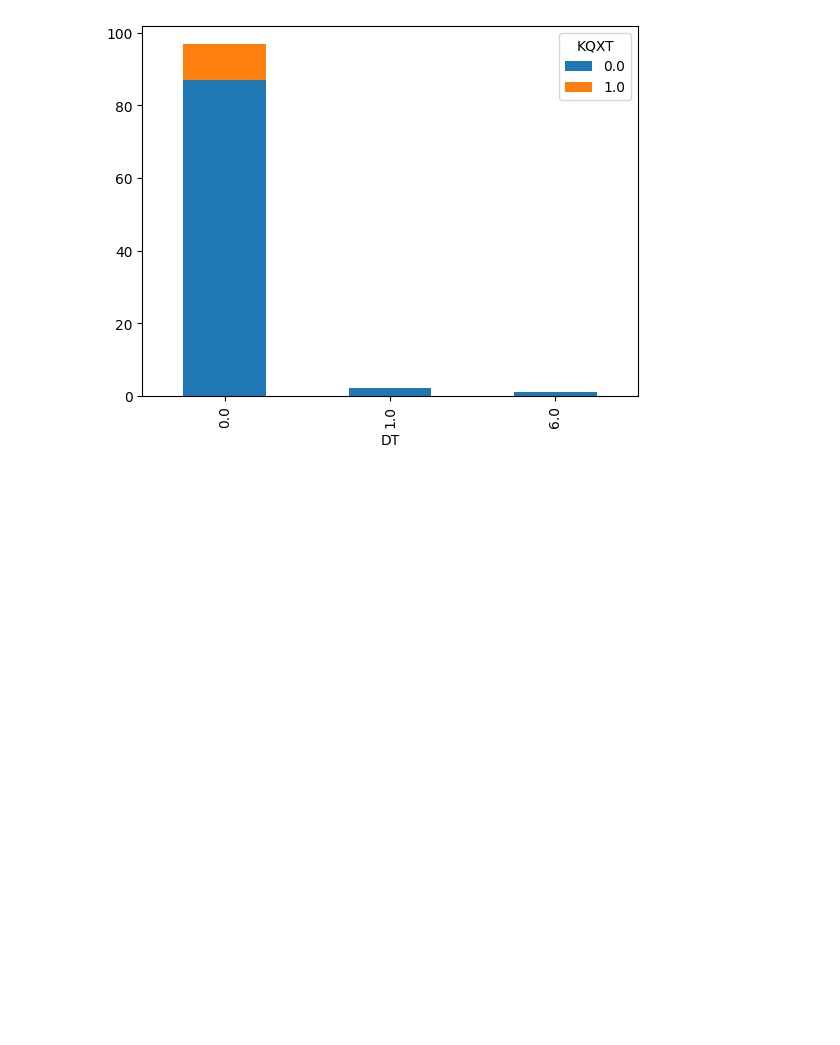
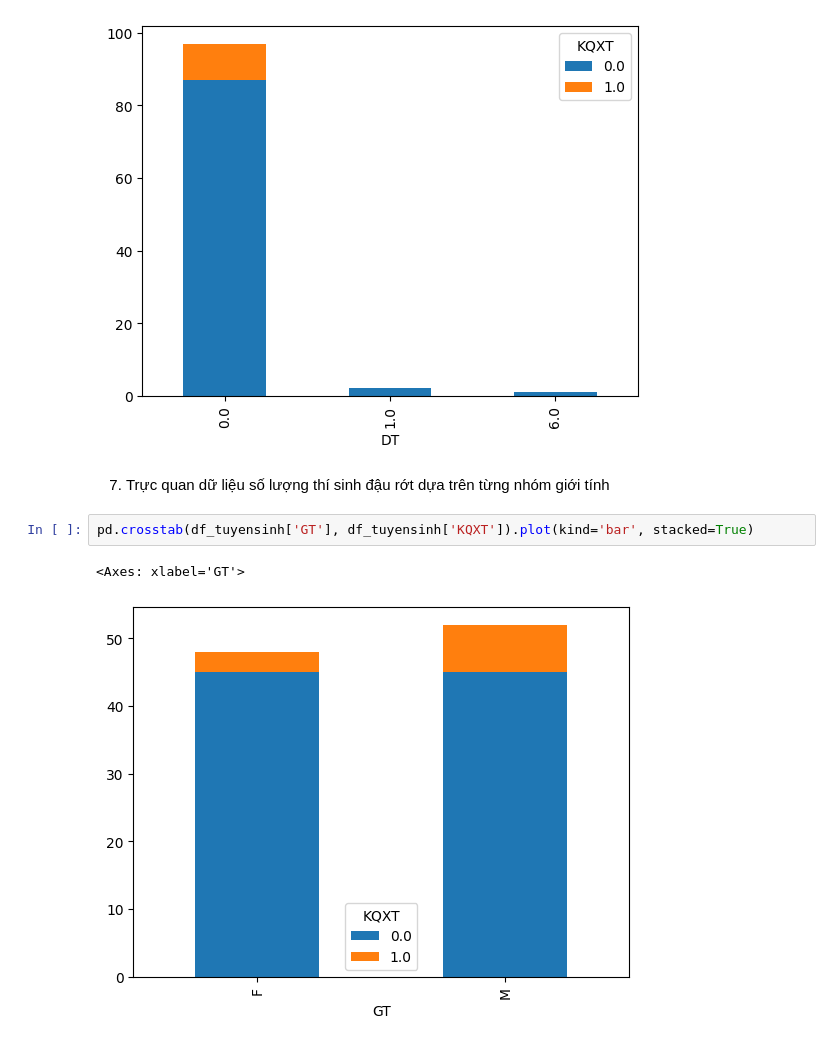
Before and after one commit to Duc-bug/Data-Analysis-Deep-Learning-Explanation, a Jupyter notebook: Week 2/lab2.ipynb, the cells around one changed output. Cells and saved outputs as stored; diff of their text form; blank space fills up the shorter version.

```diff
--- a/Week 2/lab2.ipynb
+++ b/Week 2/lab2.ipynb
@@ -237,3 +237,10 @@ pd.crosstab(df_tuyensinh['DT'], df_tuyensinh['KQXT']).plot(kind='bar', stacked=T
 # %% [output]
 <Axes: xlabel='DT'>
 [figure]
+# %% [markdown]
+7. Trực quan dữ liệu số lượng thí sinh đậu rớt dựa trên từng nhóm giới tính
+# %%
+pd.crosstab(df_tuyensinh['GT'], df_tuyensinh['KQXT']).plot(kind='bar', stacked=True)
+# %% [output]
+<Axes: xlabel='GT'>
+[figure, added]
```
Also changed, not shown: parts of 30 cells of this notebook.
